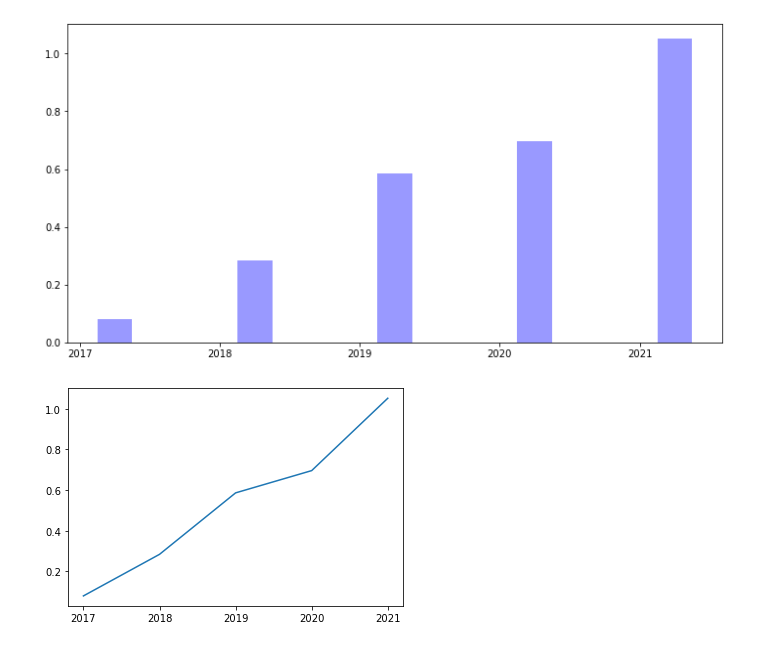
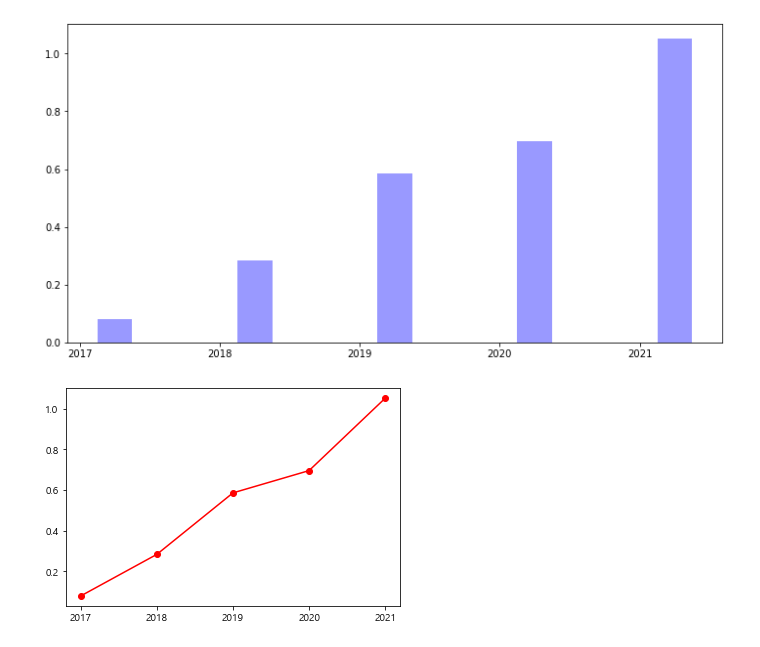
Before and after one commit to herongherong/kDataEV_Group_1, a Jupyter notebook: Serin/증가율 시각화_세종.ipynb, the cells around one changed output. Saved outputs shown, nothing was run; the diff lists cells and outputs as text; code cells hidden in the pictures.

```diff
--- a/Serin/증가율 시각화_세종.ipynb
+++ b/Serin/증가율 시각화_세종.ipynb
@@ -90,8 +90,8 @@ plt.show()
 # %% [output]
 [figure]
 # %%
-plt.plot(year, tn['백분율'])
+plt.plot(year, tn['백분율'], 'ro-')
 plt.xticks(year)
 plt.show()
 # %% [output]
-[figure, old version]
+[figure, new version]
```
Also changed, not shown: parts of 1 cell of this notebook, 32 other files.
